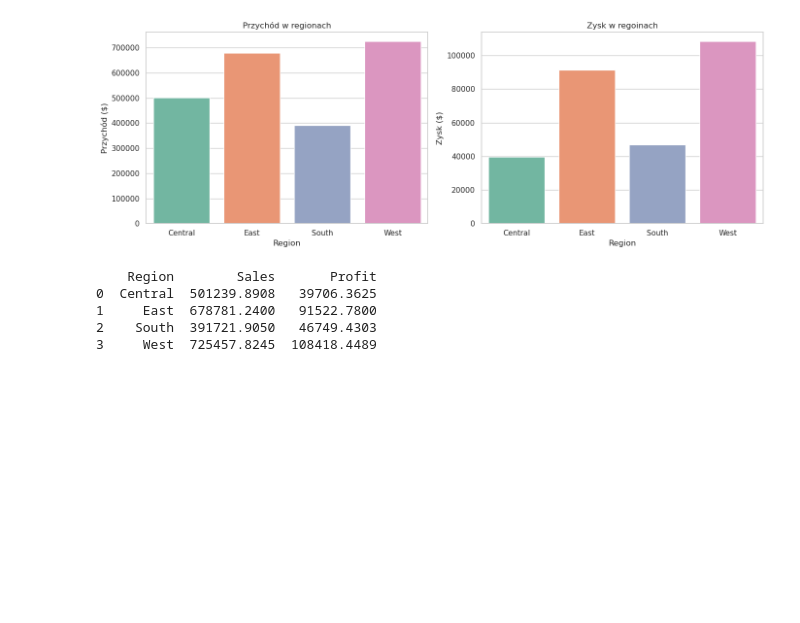
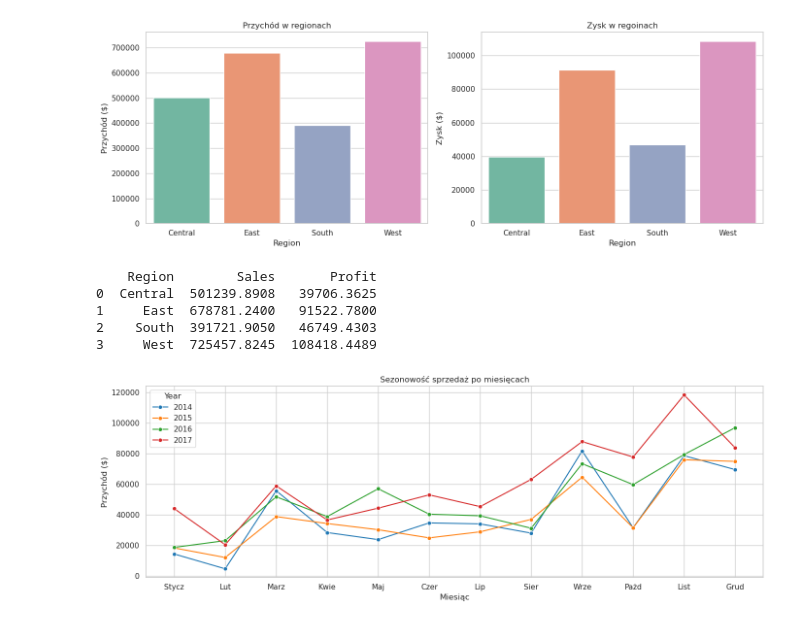
Before and after one commit to sverill/superstore-analysis, a Jupyter notebook: superstore_analysis.ipynb, the cells around one changed output. Drawn from its saved outputs; the diff is of its cells as text; code cells hidden in the pictures; blank space fills up the shorter version.

Commit message:
EDA: seasonal sales analysis by month

```diff
--- a/superstore_analysis.ipynb
+++ b/superstore_analysis.ipynb
@@ -195,3 +195,17 @@ print(region_profit)
 1     East  678781.2400   91522.7800
 2    South  391721.9050   46749.4303
 3     West  725457.8245  108418.4489
+# %%
+#Sezonowość sprzedaż
+monthly_sales = df.groupby(['Year', 'Month'])['Sales'].sum().reset_index()
+
+plt.figure(figsize=(14, 5))
+sns.lineplot(data=monthly_sales, x='Month', y='Sales', hue='Year', palette='tab10', marker='o')
+plt.title('Sezonowość sprzedaż po miesięcach')
+plt.xlabel('Miesiąc')
+plt.ylabel('Przychód ($)')
+plt.xticks(range(1, 13), ['Stycz', 'Lut', 'Marz', 'Kwie', 'Maj', 'Czer', 'Lip', 'Sier', 'Wrze', 'Pażd', 'List', 'Grud'])
+plt.tight_layout()
+plt.show()
+# %% [output]
+[figure, added]
```
